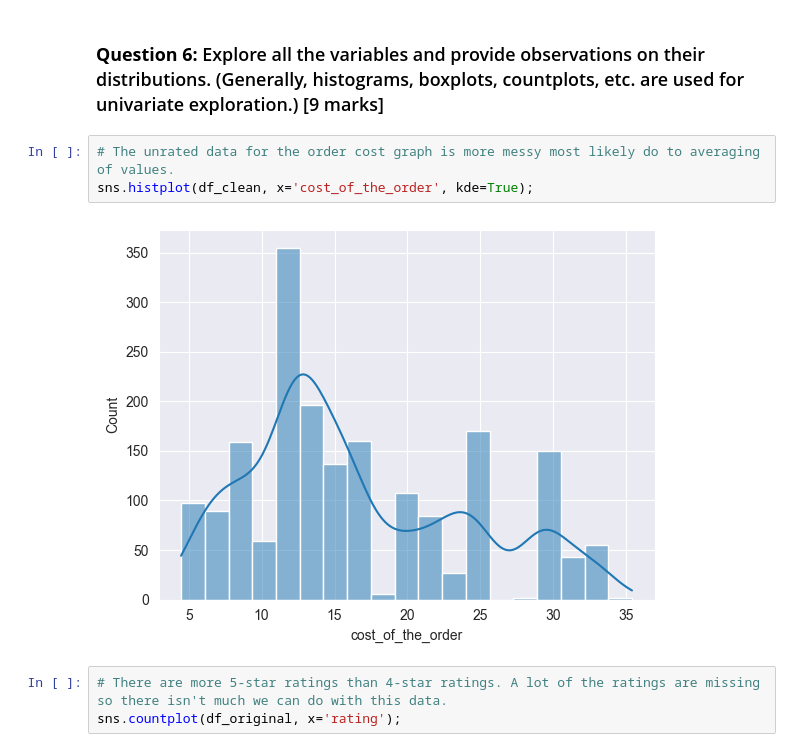
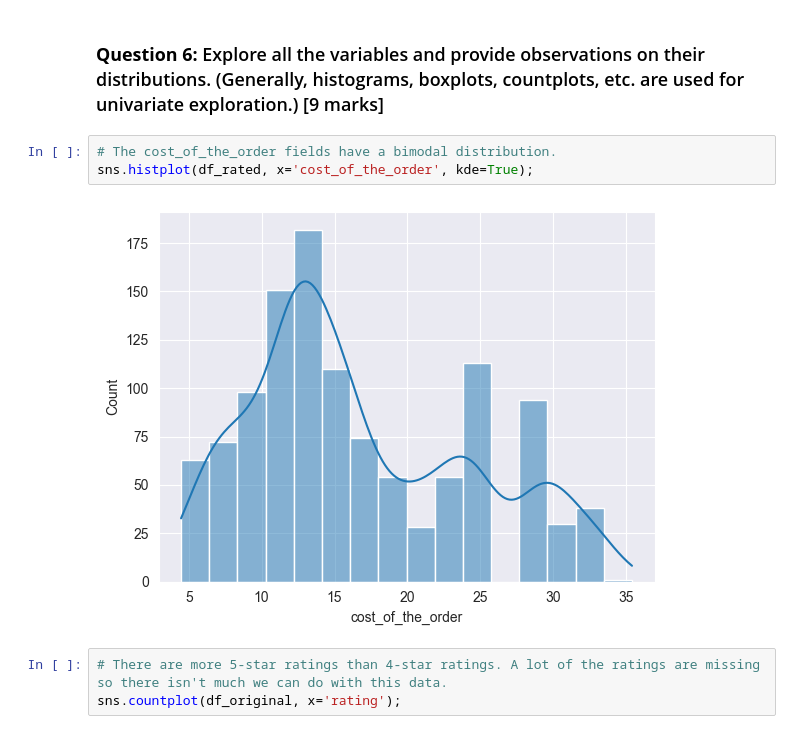
Before and after one commit to DanielLevenstein/FoodHub_UT_ML_Project1, a Jupyter notebook: FoodHubDataAnalysis.ipynb, the cells around one changed output. Cells and saved outputs as stored; diff of their text form.

```diff
--- a/FoodHubDataAnalysis.ipynb
+++ b/FoodHubDataAnalysis.ipynb
@@ -246,11 +244,11 @@ sns.heatmap(df_clean[numerical_columns].corr(), annot=True, cmap='coolwarm', fmt
 ### Univariate Analysis
 # %% [markdown]
 ### **Question 6:** Explore all the variables and provide observations on their distributions. (Generally, histograms, boxplots, countplots, etc. are used for univariate exploration.) [9 marks]
-# %%
-# The unrated data for the order cost graph is more messy most likely do to averaging of values.
-sns.histplot(df_clean, x='cost_of_the_order', kde=True);
-# %% [output]
-[figure, removed]
+# %%
+# The cost_of_the_order fields have a bimodal distribution.
+sns.histplot(df_rated, x='cost_of_the_order', kde=True);
+# %% [output]
+[figure, added]
 # %%
 # There are more 5-star ratings than 4-star ratings. A lot of the ratings are missing so there isn't much we can do with this data.
 sns.countplot(df_original, x='rating');
```
Also changed, not shown: parts of 39 cells of this notebook, 1 other file.
